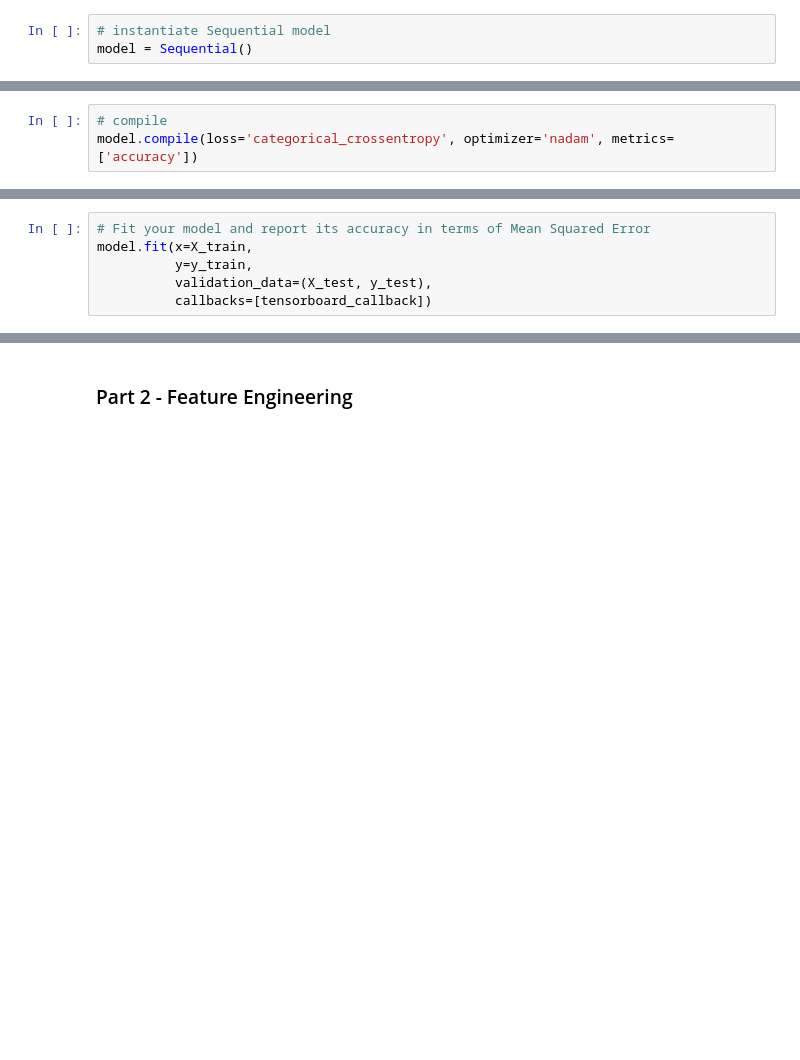
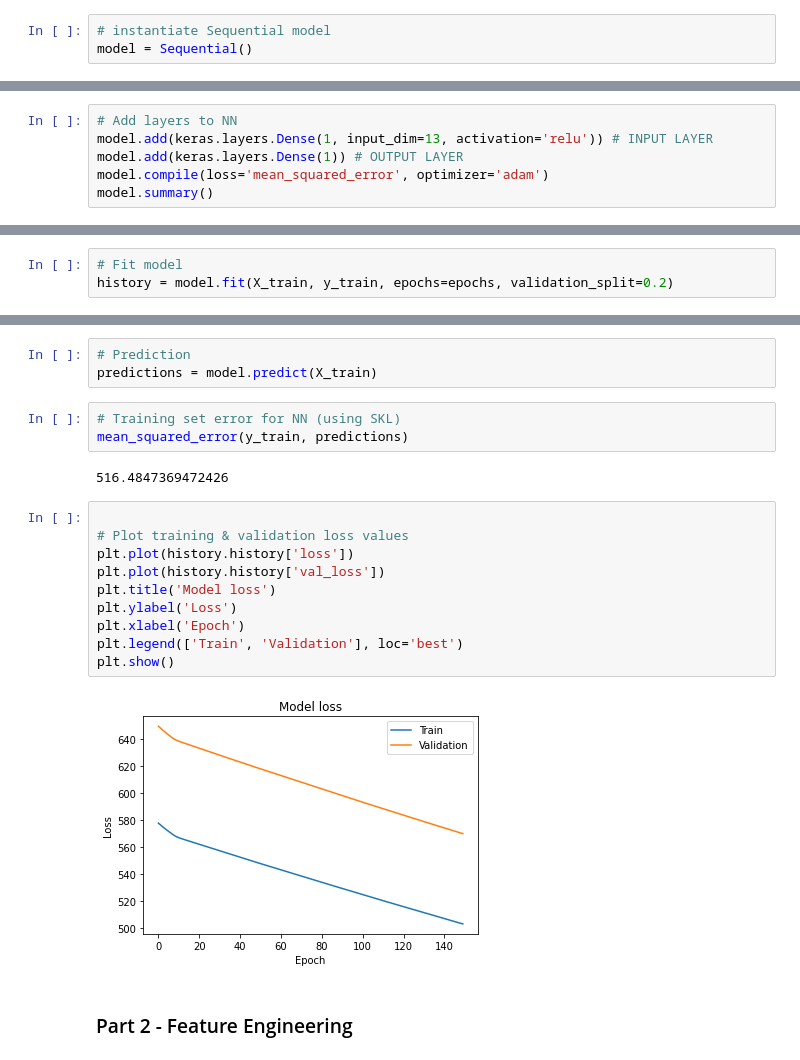
Before and after one commit to andronikmk/DS-Unit-4-Sprint-2-Neural-Networks, a Jupyter notebook: module3-Intro-to-Keras/LS_DS_423_Keras_Assignment.ipynb, the cells around one changed output, grey strips where cells are left out. Drawn from its saved outputs; the diff is of its cells as text; blank space fills up the shorter version.

```diff
--- a/module3-Intro-to-Keras/LS_DS_423_Keras_Assignment.ipynb
+++ b/module3-Intro-to-Keras/LS_DS_423_Keras_Assignment.ipynb
@@ -81,3 +73,0 @@ model.add(Dense(10, activation='softmax'))
-# %%
-# compile
-model.compile(loss='categorical_crossentropy', optimizer='nadam', metrics=['accuracy'])
@@ -94,6 +73,0 @@ tensorboard_callback = tf.keras.callbacks.TensorBoard(logdir, histogram_freq=1)
-# %%
-# Fit your model and report its accuracy in terms of Mean Squared Error
-model.fit(x=X_train,
-          y=y_train,
-          validation_data=(X_test, y_test),
-          callbacks=[tensorboard_callback])
@@ -108,0 +74,6 @@ Reusing TensorBoard on port 6006 (pid 29997), started 6:09:39 ago. (Use '!kill 2
+# %%
+# Add layers to NN
+model.add(keras.layers.Dense(1, input_dim=13, activation='relu')) # INPUT LAYER
+model.add(keras.layers.Dense(1)) # OUTPUT LAYER
+model.compile(loss='mean_squared_error', optimizer='adam')
+model.summary()
@@ -108,0 +93,3 @@ Reusing TensorBoard on port 6006 (pid 29997), started 6:09:39 ago. (Use '!kill 2
+# %%
+# Fit model
+history = model.fit(X_train, y_train, epochs=epochs, validation_split=0.2)
@@ -109,3 +114,23 @@ Reusing TensorBoard on port 6006 (pid 29997), started 6:09:39 ago. (Use '!kill 2
+# %%
+# Prediction
+predictions = model.predict(X_train)
+# %%
+# Training set error for NN (using SKL)
+mean_squared_error(y_train, predictions)
+# %% [output]
+516.4847369472426
+# %%
+
+# Plot training & validation loss values
+plt.plot(history.history['loss'])
+plt.plot(history.history['val_loss'])
+plt.title('Model loss')
+plt.ylabel('Loss')
+plt.xlabel('Epoch')
+plt.legend(['Train', 'Validation'], loc='best')
+plt.show()
+# %% [output]
+[figure, added]
 # %% [markdown]
 ### Part 2 - Feature Engineering
 # %%
```
Also changed, not shown: parts of 22 cells of this notebook.
